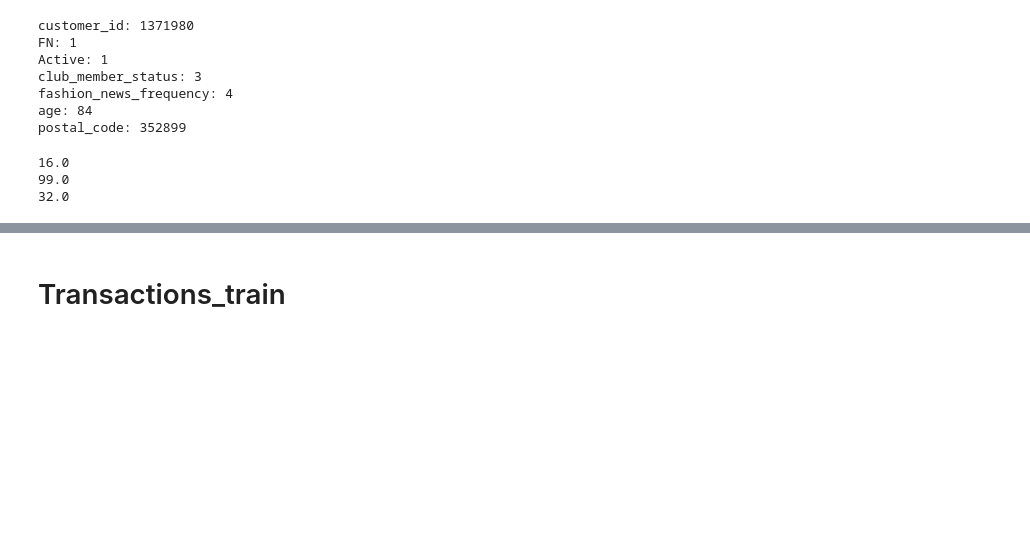
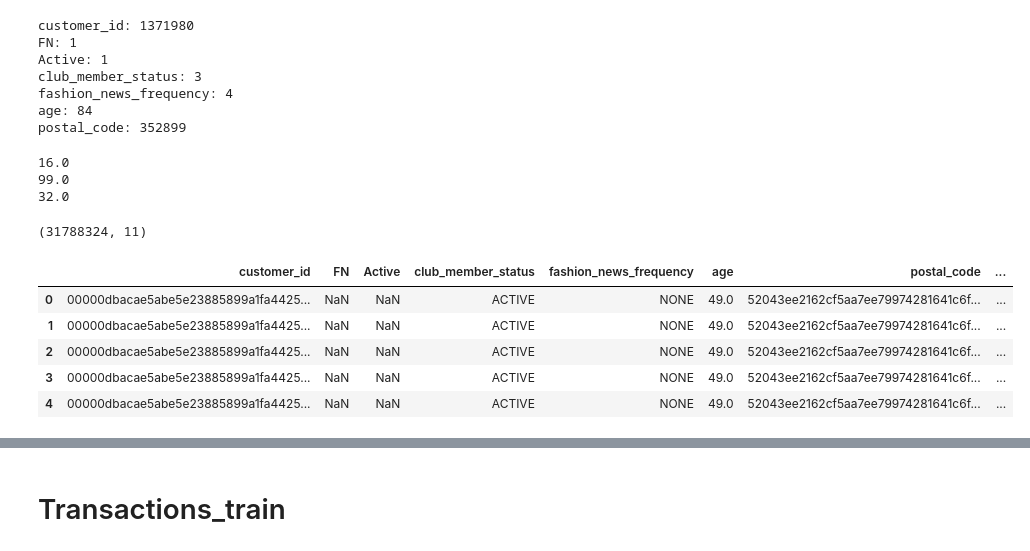
Before and after one commit to mattflaherty97/hm-sna-project, a Jupyter notebook: exploration.ipynb, the cells around one changed output, grey strips where cells are left out. Saved outputs shown, nothing was run; the diff lists cells and outputs as text; code cells hidden in the pictures; blank space fills up the shorter version.

```diff
--- a/exploration.ipynb
+++ b/exploration.ipynb
@@ -76,3 +79,16 @@ print(customers.age.median())
 16.0
 99.0
 32.0
+# %%
+customer_purchase = customers.merge(transactions_train, on='customer_id')
+# should have 31788324 (number of transactions) rows
+print(customer_purchase.shape)
+customer_purchase.head()
+# %% [output]
+(31788324, 11)
+|  | customer_id | FN | Active | club_member_status | fashion_news_frequency | age | postal_code | ... |
+| 0 | 00000dbacae5abe5e23885899a1fa4425... | NaN | NaN | ACTIVE | NONE | 49.0 | 52043ee2162cf5aa7ee79974281641c6f... | ... |
+| 1 | 00000dbacae5abe5e23885899a1fa4425... | NaN | NaN | ACTIVE | NONE | 49.0 | 52043ee2162cf5aa7ee79974281641c6f... | ... |
+| 2 | 00000dbacae5abe5e23885899a1fa4425... | NaN | NaN | ACTIVE | NONE | 49.0 | 52043ee2162cf5aa7ee79974281641c6f... | ... |
+| 3 | 00000dbacae5abe5e23885899a1fa4425... | NaN | NaN | ACTIVE | NONE | 49.0 | 52043ee2162cf5aa7ee79974281641c6f... | ... |
+| 4 | 00000dbacae5abe5e23885899a1fa4425... | NaN | NaN | ACTIVE | NONE | 49.0 | 52043ee2162cf5aa7ee79974281641c6f... | ... |
```
Also changed, not shown: parts of 17 cells of this notebook.
